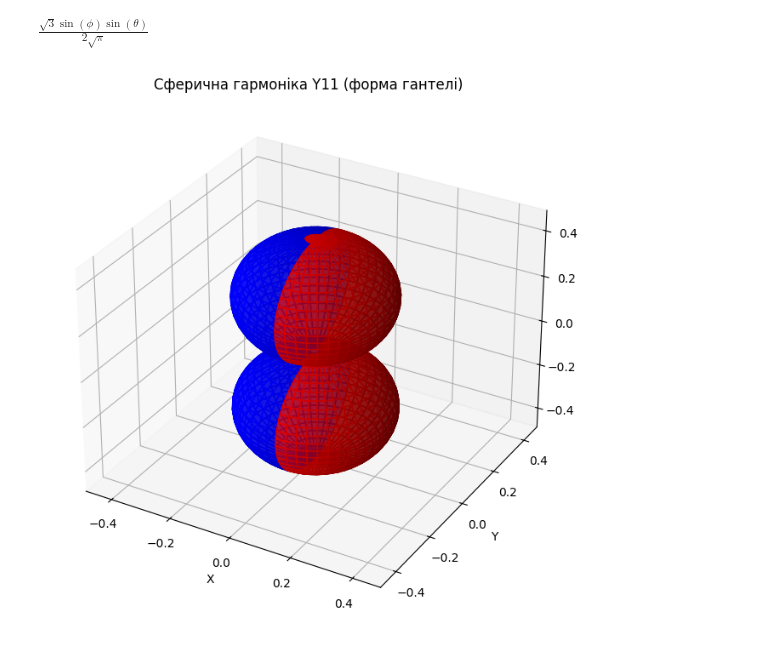
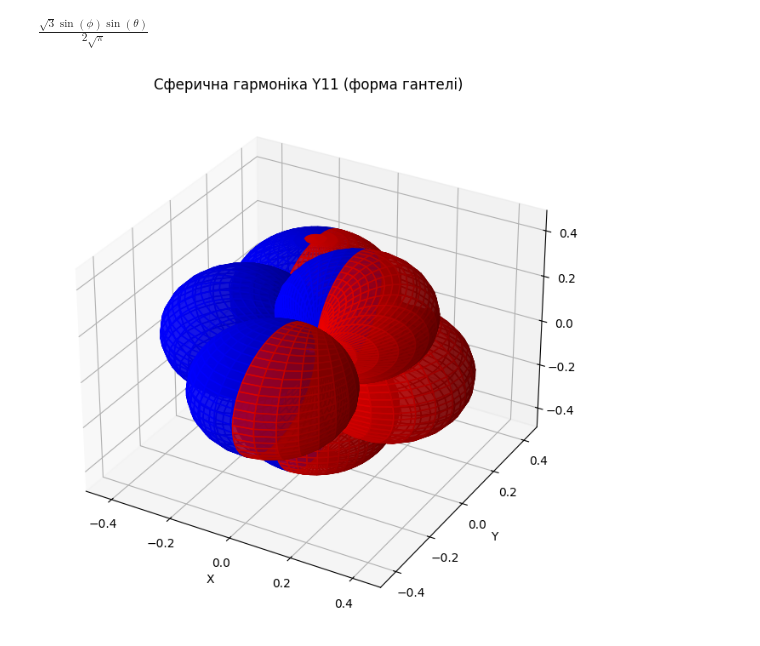
Before and after one commit to sergiokapone/QChemLectures, a Jupyter notebook: PySCF/Hydrogen_Atom/pxpypz.ipynb, the cells around one changed output. Saved outputs shown, nothing was run; the diff lists cells and outputs as text; code cells hidden in the pictures.

```diff
--- a/PySCF/Hydrogen_Atom/pxpypz.ipynb
+++ b/PySCF/Hydrogen_Atom/pxpypz.ipynb
@@ -111,31 +288,34 @@ PyX = np.abs(py_func_vals) * np.sin(Theta) * np.cos(Phi)
 PyY = np.abs(py_func_vals) * np.sin(Theta) * np.sin(Phi)
 PyZ = np.abs(py_func_vals) * np.cos(Theta)
 
 PzX = np.abs(pz_func_vals) * np.sin(Theta) * np.cos(Phi)
 PzY = np.abs(pz_func_vals) * np.sin(Theta) * np.sin(Phi)
 PzZ = np.abs(pz_func_vals) * np.cos(Theta)
 
 # Створюємо графік
 fig = plt.figure(figsize=(10, 8))
 ax = fig.add_subplot(111, projection="3d")
 
 # Колір залежить від знака функції (+ червоний, - синій)
 colors = np.where(px_func_vals >= 0, "red", "blue")
 # ax.plot_surface(PxX, PxY, PxZ, facecolors=colors, alpha=0.7)
 # ax.plot_surface(PyX, PyY, PyZ, facecolors=colors, alpha=0.7)
+ax.plot_surface(PxX, PxY, PxZ, facecolors=colors, alpha=0.7)
+ax.plot_surface(PyX, PyY, PyZ, facecolors=colors, alpha=0.7)
 ax.plot_surface(PzX, PzY, PzZ, facecolors=colors, alpha=0.7)
+
 
 ax.set_xlabel("X")
 ax.set_ylabel("Y")
 ax.set_zlabel("Z")
 ax.set_title("Сферична гармоніка Y11 (форма гантелі)")
 
 # Однакові масштаби по всіх осях
 max_range = np.max([PxX.max(), PyY.max(), PzZ.max()])
 ax.set_xlim([-max_range, max_range])
 ax.set_ylim([-max_range, max_range])
 ax.set_zlim([-max_range, max_range])
 
 plt.show()
 # %% [output]
-[figure, old version]
+[figure, new version]
```
Also changed, not shown: parts of 10 cells of this notebook, 20 other files.
